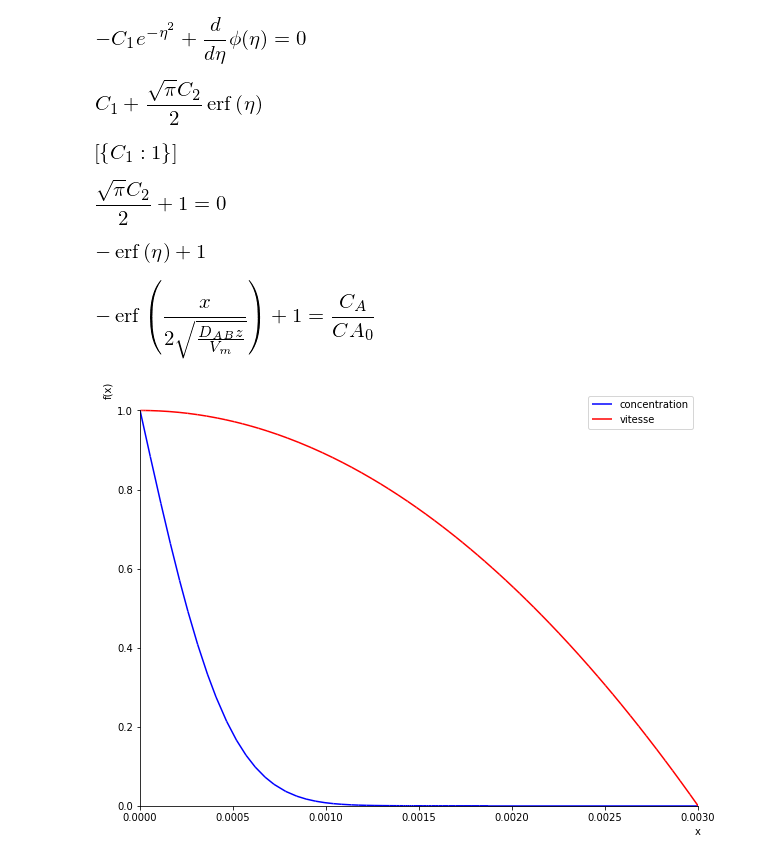
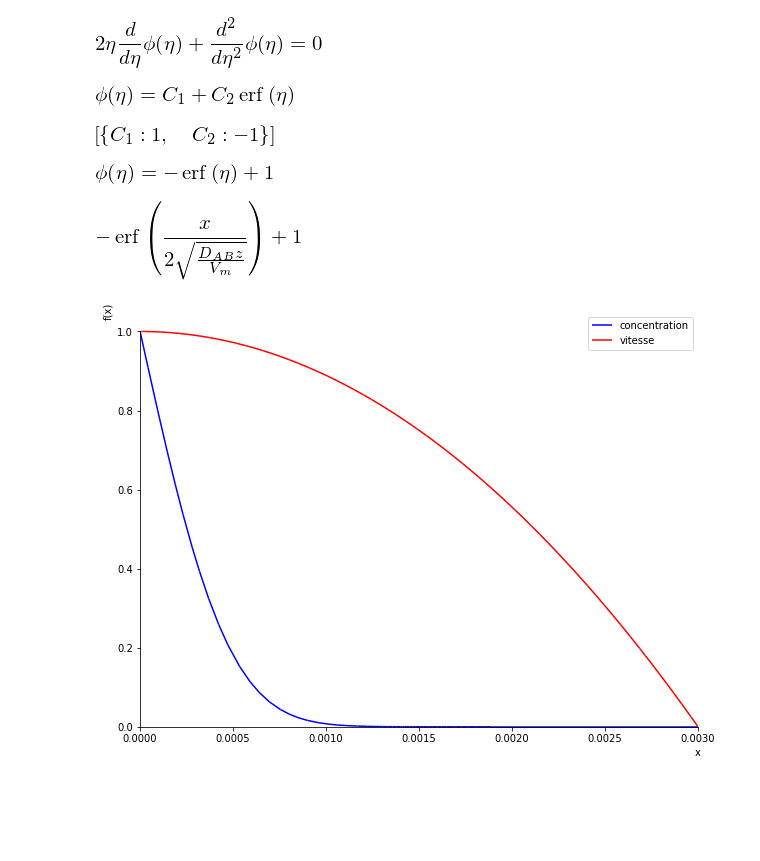
Before and after one commit to pierreproulx/GCH200, a Jupyter notebook: Chap-18-Section-18-5.ipynb, the cells around one changed output. Cells and saved outputs as stored; diff of their text form; code cells hidden in the pictures; blank space fills up the shorter version.

```diff
--- a/Chap-18-Section-18-5.ipynb
+++ b/Chap-18-Section-18-5.ipynb
@@ -26,49 +26,30 @@ Q=sp.Function('Q')(eta)
 # %%
 #
-# La solution est similaire à celle du chapitre 4, on utilisera d'abord cette solution ensuite on insèrera les
+# La solution est similaire à celle du chapitre 4,
+# on utilisera d'abord cette solution ensuite on insèrera les
 # variables voulues
 #
-eq1=sp.Eq(Q.diff(eta)+2*eta*Q,0)
-Q=sp.dsolve(eq1).rhs
-eq=sp.Eq(phi.diff(eta)-Q,0)
-display(eq)
+eq1=sp.Eq(phi.diff(eta,eta)+2*eta*phi.diff(eta),0)
+display(eq1)
+phi=sp.dsolve(eq1)
+display(phi)
 # %% [output]
-[figure, old version]
+[figure, new version]
+[figure, added]
-# %%
-phi=sp.dsolve(eq).rhs
-display(phi)
-# %% [output]
-[figure, removed]
-# %%
-cl1=sp.Eq(Q.subs(eta,0),1)          # puisque en eta=0 la constante C2 disparait,
-#                                     on solutionne tout de suite C1
-constante1=sp.solve(cl1,sp.symbols('C1'),dict=True)
-display(constante1)
-# %% [output]
-[figure, removed]
-# %%
-phi=phi.subs(constante1[0]) # C1 est dans une liste de 1 élément, voir ci-haut.
-cl2=sp.Eq(phi.subs(eta,sp.oo),0)
-display(cl2)
-# %% [output]
-[figure, removed]
-# %%
-constante2=sp.solve(cl2,sp.symbols('C2'),dict=True)
-phi=phi.subs(constante2[0])
-display(phi)
-# %% [output]
-[figure, removed]
-# %%
-#
-#  On remplace eta et phi , 4.1-14 devient 18.5-16
-#
-CA,CA0=sp.symbols('C_A CA0')
-x,DAB,z,Vmax=sp.symbols('x,D_AB,z,V_m')
-etaCh18=x/(sp.sqrt(4*DAB*z/Vmax))
-C=sp.Eq(phi.subs(eta,etaCh18),CA/CA0)
-display(C)
-# %% [output]
-[figure, removed]
+# %%
+cl1=sp.Eq(phi.rhs.subs(eta,0)-1,0)
+cl2=sp.Eq(phi.rhs.subs(eta,sp.oo),0)
+constantes=sp.solve((cl1,cl2),sp.symbols('C1 C2'),dict=True)
+display(constantes)
+phi=phi.subs(constantes[0])
+display(phi)
+etaCh18=x/(sp.sqrt(4*DAB*z/Vmax))
+phi=phi.subs(eta,etaCh18)
+display(phi.rhs)
+# %% [output]
+[figure, added]
+[figure, added]
+[figure, added]
 # %%
 #
 # On pourrait maintenant voir l'effet des paramètres sur le profil
```
Also changed, not shown: parts of 2 cells of this notebook, 8 other files.
